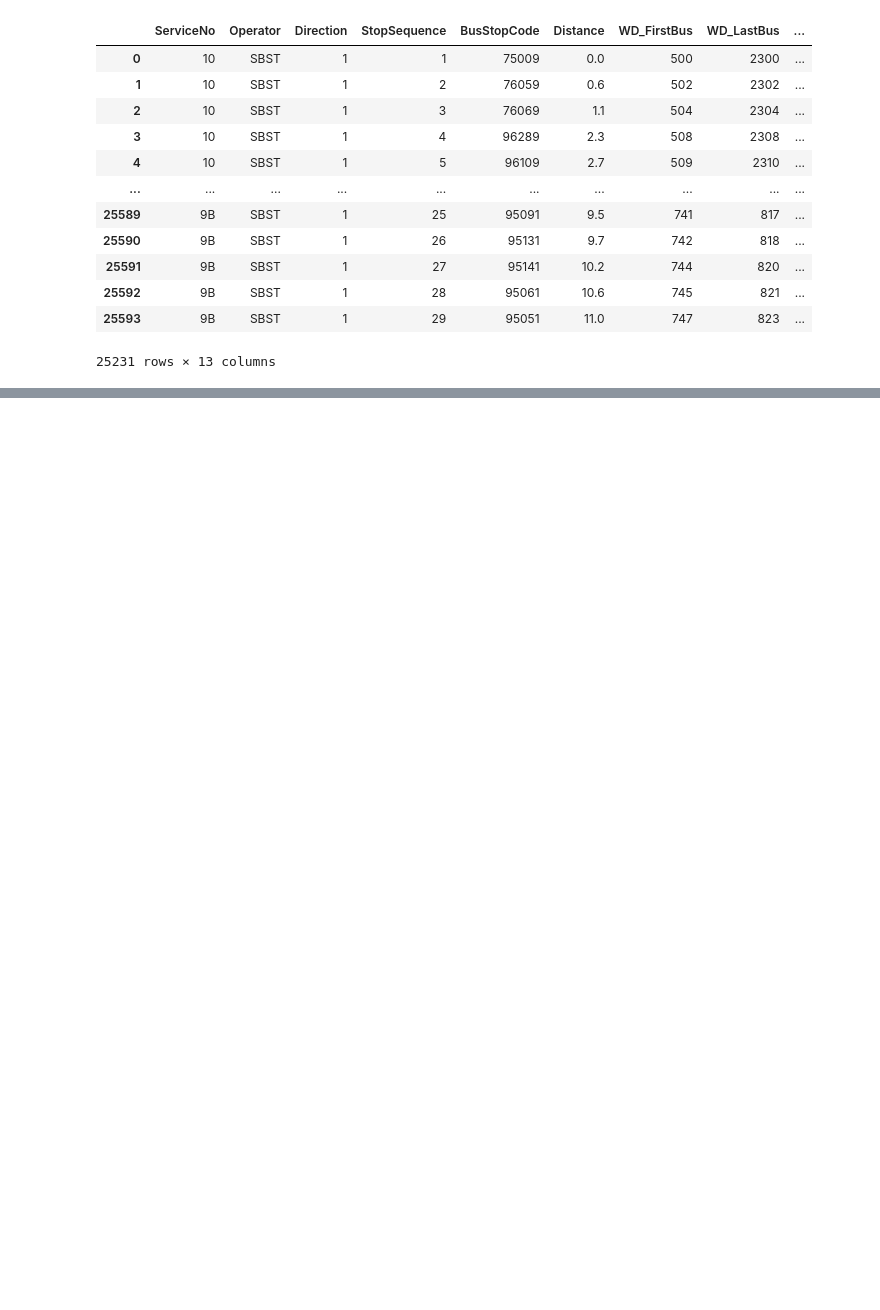
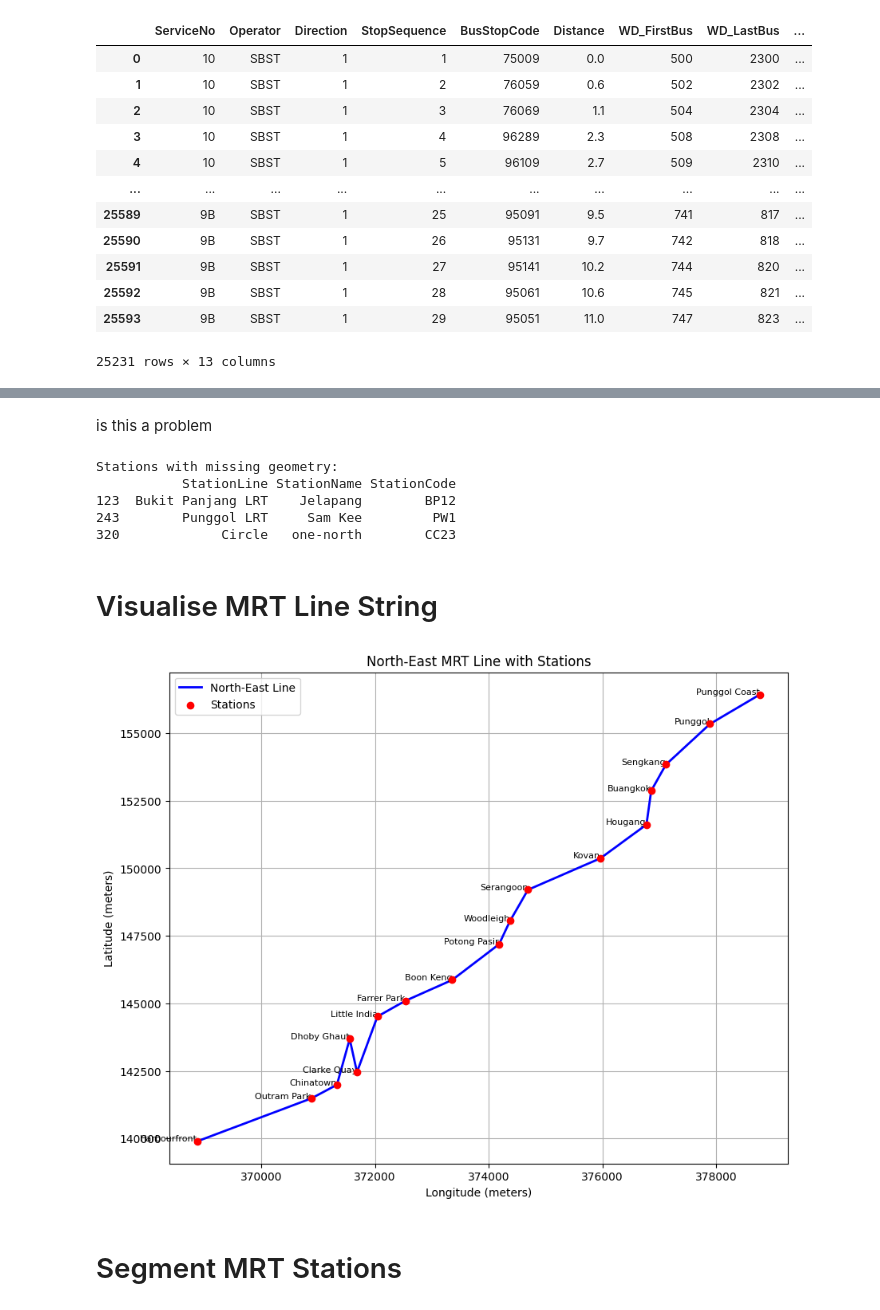
Before and after one commit to ajjajjajjajj/dsa4264-lta-geospatial, a Jupyter notebook: Parallel_Route.ipynb, the cells around one changed output, grey strips where cells are left out. Saved outputs shown, nothing was run; the diff lists cells and outputs as text; code cells hidden in the pictures; blank space fills up the shorter version.

```diff
--- a/Parallel_Route.ipynb
+++ b/Parallel_Route.ipynb
@@ -159,0 +216,62 @@ print(output_df)
+# %% [markdown]
+is this a problem
+# %%
+# Check for missing or invalid geometry (rows where geometry is invalid
+missing_geometry = rail_stn[rail_stn['geometry'].isna()]
+print("Stations with missing geometry:")
+print(missing_geometry[['StationLine', 'StationName', 'StationCode']])
+# %% [output]
+Stations with missing geometry:
+           StationLine StationName StationCode
+123  Bukit Panjang LRT    Jelapang        BP12
+243        Punggol LRT     Sam Kee         PW1
+320             Circle   one-north        CC23
+# %% [markdown]
+# Visualise MRT Line String
+# %%
+
+target_line = "North-East" #change accordingly
+
+# Check if the line exists in the processed data
+if target_line in line_strings_per_station_line:
+    line_data = line_strings_per_station_line[target_line]
+
+    # Extract the LineString, station points, and station names
+    mrt_line = line_data['LineString']
+    station_points = line_data['StationPoints']
+    station_names = line_data['StationNames']
+
+    # Plot the MRT line
+    plt.figure(figsize=(10, 8))
+
+    # Plot the LineString representing the MRT line
+    x, y = mrt_line.xy  # Extract x and y coordinates from the LineString
+    plt.plot(x, y, label=f'{target_line} Line', color='blue', linewidth=2)
+
+    # Plot the station points on the map
+    station_x = [point.x for point in station_points]
+    station_y = [point.y for point in station_points]
+    plt.scatter(station_x, station_y, color='red', label='Stations', zorder=5)
+
+    # Annotate the station names
+    for i, name in enumerate(station_names):
+        plt.text(station_x[i], station_y[i], name, fontsize=8, ha='right')
+
+    # Set the title and labels
+    plt.title(f'{target_line} MRT Line with Stations')
+    plt.xlabel('Longitude (meters)')
+    plt.ylabel('Latitude (meters)')
+
+    # Add a legend
+    plt.legend()
+
+    # Show the plot
+    plt.grid(True)
+    plt.show()
+
+else:
+    print(f"No data available for MRT Line: {target_line}")
+# %% [output]
+[figure, added]
+# %% [markdown]
+# Segment MRT Stations
```
Also changed, not shown: parts of 18 cells of this notebook, 1 other file.
